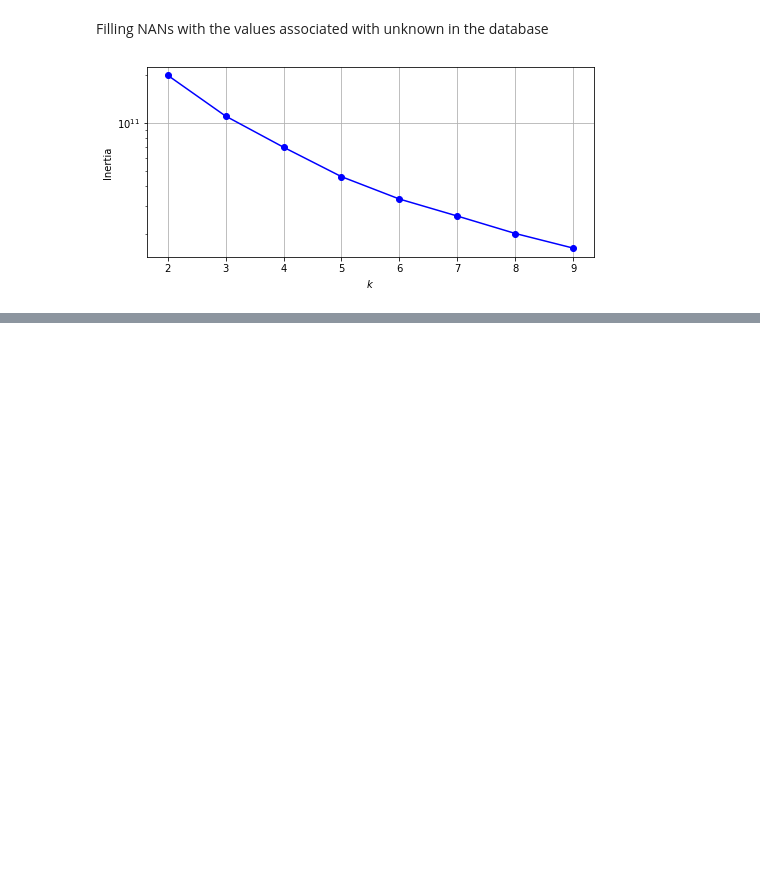
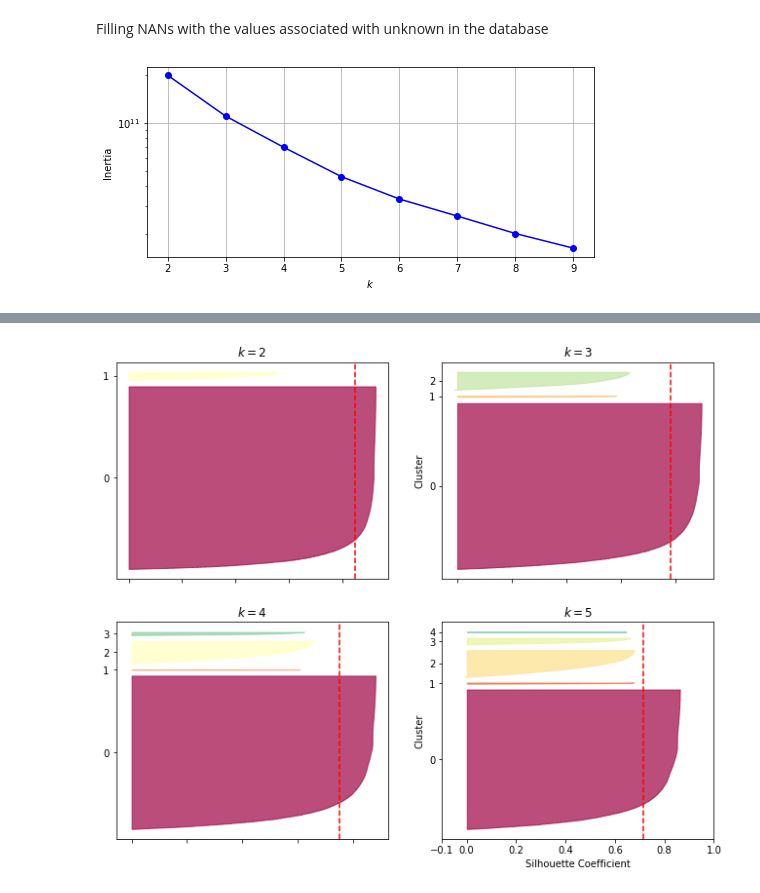
Before and after one commit to IDM4s-2025/TC2034-final-team4, a Jupyter notebook: clustering.ipynb, the cells around one changed output, grey strips where cells are left out. Saved outputs shown, nothing was run; the diff lists cells and outputs as text; code cells hidden in the pictures; blank space fills up the shorter version.

```diff
--- a/clustering.ipynb
+++ b/clustering.ipynb
@@ -112,38 +114,40 @@ from matplotlib.ticker import FixedLocator, FixedFormatter
 
 plt.figure(figsize=(11, 9))
 
-for k in (3, 4, 5, 6):
-    plt.subplot(2, 2, k - 2)
+for k in (2, 3, 4, 5):
+    plt.subplot(2, 2, k - 1)
 
-    y_pred = kmeans_per_k[k - 1].labels_
-    silhouette_coefficients = silhouette_samples(X, y_pred)
+    y_pred = kmeans_per_k[k - 2].labels_
+    silhouette_coefficients = silhouette_samples(X_final, y_pred)
 
-    padding = len(X) // 30
+    padding = len(X_final) // 30
     pos = padding
     ticks = []
     for i in range(k):
         coeffs = silhouette_coefficients[y_pred == i]
         coeffs.sort()
 
         color = plt.cm.Spectral(i / k)
         plt.fill_betweenx(np.arange(pos, pos + len(coeffs)), 0, coeffs,
                           facecolor=color, edgecolor=color, alpha=0.7)
         ticks.append(pos + len(coeffs) // 2)
         pos += len(coeffs) + padding
 
     plt.gca().yaxis.set_major_locator(FixedLocator(ticks))
     plt.gca().yaxis.set_major_formatter(FixedFormatter(range(k)))
     if k in (3, 5):
         plt.ylabel("Cluster")
 
     if k in (5, 6):
         plt.gca().set_xticks([-0.1, 0, 0.2, 0.4, 0.6, 0.8, 1])
         plt.xlabel("Silhouette Coefficient")
     else:
         plt.tick_params(labelbottom=False)
 
     plt.axvline(x=silhouette_scores[k - 2], color="red", linestyle="--")
     plt.title(f"$k={k}$")
 
-save_fig("silhouette_analysis_plot")
+# save_fig("silhouette_analysis_plot")
 plt.show()
+# %% [output]
+[figure, added]
```
Also changed, not shown: parts of 3 cells of this notebook.
